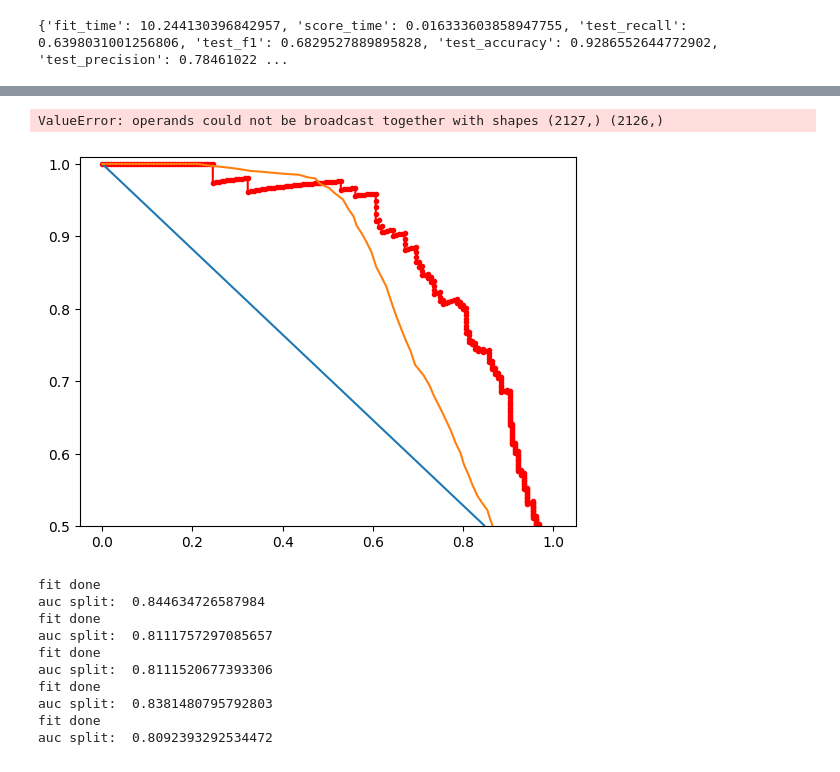
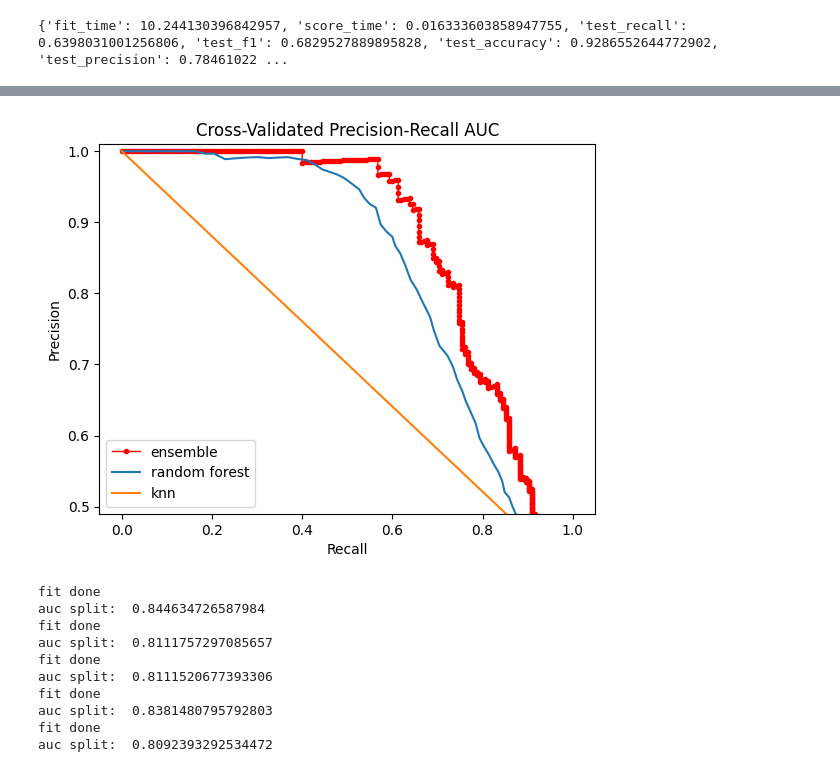
Before and after one commit to 25benjaminli/zoonotic-prediction, a Jupyter notebook: train_and_vis/models.ipynb, the cells around one changed output, grey strips where cells are left out. Cells and saved outputs as stored; diff of their text form; code cells hidden in the pictures.

```diff
--- a/train_and_vis/models.ipynb
+++ b/train_and_vis/models.ipynb
@@ -1489,34 +1588,45 @@ test_neg_log_loss -0.21983037778213302
 # %%
 # plot precision recall for each model
-ds = dataset['f2-4']
-X, y = ds['X'], ds['y']
-for k, v in model_scores.items():
-    # graph each model's precision recall curve
-    print(k, v['test_average_precision'])
-    print(k, v['test_recall'])
-    print(k, v['test_f1'])
-    print(k, v['test_accuracy'])
-    print(k, v['test_precision'])
+# ds = dataset['f2-4']
+# X, y = ds['X'], ds['y']
+# for k, v in model_scores.items():
+#     # graph each model's precision recall curve
+#     print(k, v['test_average_precision'])
+#     print(k, v['test_recall'])
+#     print(k, v['test_f1'])
+#     print(k, v['test_accuracy'])
+#     print(k, v['test_precision'])
 
-print(model_scores['ensemble']['reg_prec'][0][0]) # 0 is recall, 1 is precision
+# print(model_scores['ensemble']['reg_prec'][0][0]) # 0 is recall, 1 is precision
+
+# # plot recall first, then precision
+plt.ylim(0.49, 1.01)
+aa = pickle.load(open('cv.pkl', 'rb'))['reg_prec']
+plt.plot(aa[1][0], aa[1][1], marker='.', label='ensemble', color='red', linewidth=1)
+# print(auc(model_scores['ensemble']['reg_prec'][1][0], model_scores['ensemble']['reg_prec'][1][1]))
 
 # plot recall first, then precision
 
-plt.plot(model_scores['ensemble']['reg_prec'][0][0], model_scores['ensemble']['reg_prec'][0][1], marker='.', label='ensemble', color='red')
-print(auc(model_scores['ensemble']['reg_prec'][0][0], model_scores['ensemble']['reg_prec'][0][1]))
+# test(em, X, y)
+
+# test(knn, X.values, y)
+
+# test(randforest, X.values, y)
+
+# test(mlp, X.values, y)
+
+# test(xgb1, X.values, y)
 
 # plot recall first, then precision
+draw_avg_roc_curve(randforest, "random forest", X, y)
 draw_avg_roc_curve(knn, "knn", X, y)
 
 
 # plot recall first, then precision
-draw_avg_roc_curve(randforest, "random forest", X, y)
+# draw_avg_roc_curve(mlp, "mlp", X, y)
 
 # plot recall first, then precision
-draw_avg_roc_curve(mlp, "mlp", X, y)
-
-# plot recall first, then precision
-draw_avg_roc_curve(xgb1, "xgb", X, y)
+# draw_avg_roc_curve(xgb1, "xgb", X, y)
 
 
 # no_skill = len(y_test[y_test==1]) / len(y_test)
@@ -1527,6 +1637,7 @@ draw_avg_roc_curve(xgb1, "xgb", X, y)
 
 plt.xlabel('Recall')
 plt.ylabel('Precision')
-# show the legend
-plt.legend()
+plt.title('Cross-Validated Precision-Recall AUC')
+plt.legend(loc="lower left")
+plt.show()
 # %% [output]
@@ -1550,5 +1661,4 @@ recall len:  2126
-ValueError: operands could not be broadcast together with shapes (2127,) (2126,)
-[figure, old version]
+[figure, new version]
 # %%
 def draw_avg_roc_curve(model, name, X, y, multiple=False):
     # done w/ the help of https://stats.stackexchange.com/questions/186337/average-roc-for-repeated-10-fold-cross-validation-with-probability-estimates
```
Also changed, not shown: parts of 16 cells of this notebook, 4 other files.
